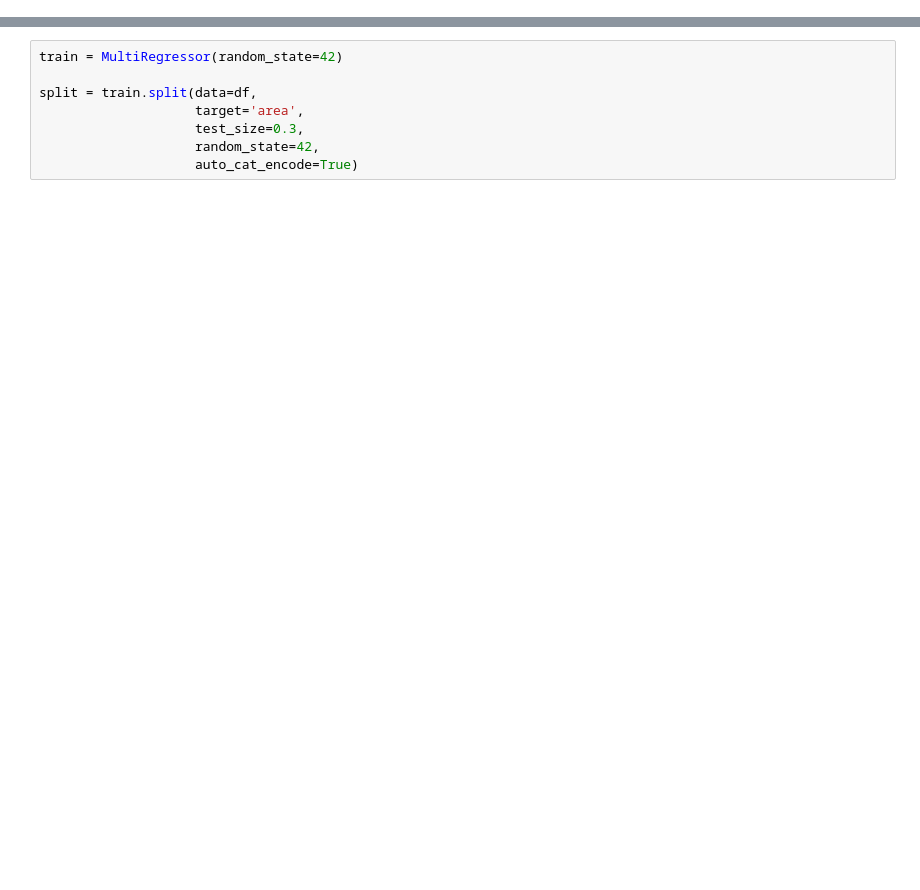
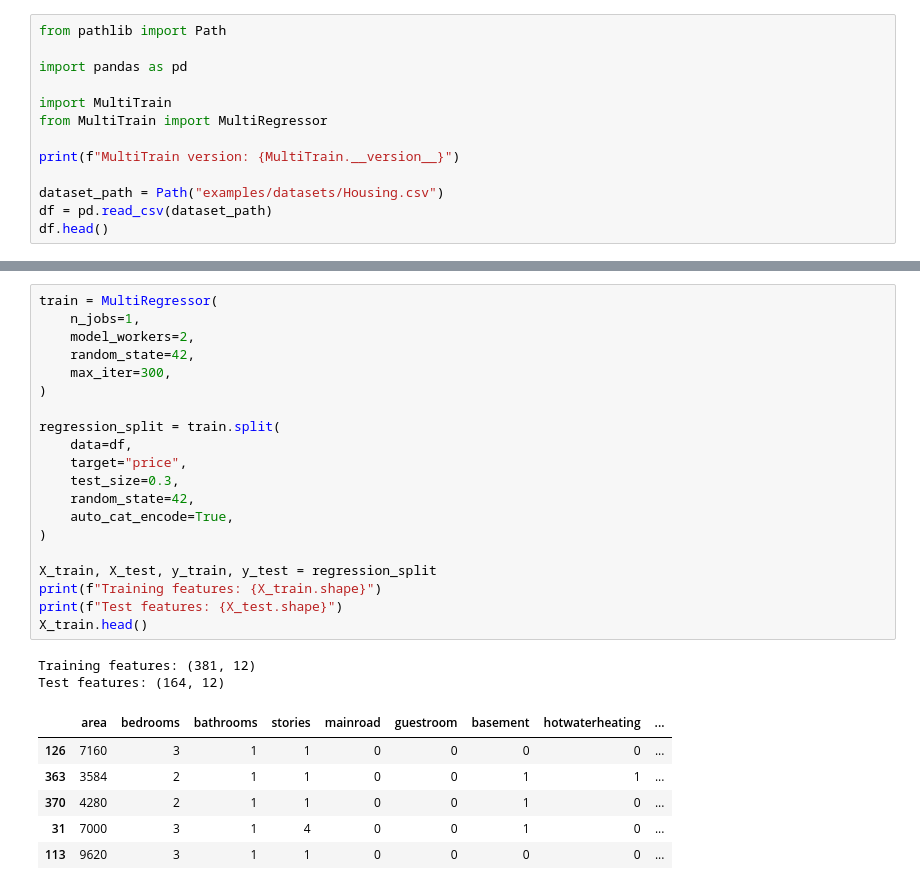
Before and after one commit to LOVE-DOCTOR/MultiTrain, a Jupyter notebook: regression.ipynb, the cells around one changed output, grey strips where cells are left out. Cells and saved outputs as stored; diff of their text form; blank space fills up the shorter version.

```diff
--- a/regression.ipynb
+++ b/regression.ipynb
@@ -14,0 +9,13 @@ df.head()
+# %%
+from pathlib import Path
+
+import pandas as pd
+
+import MultiTrain
+from MultiTrain import MultiRegressor
+
+print(f"MultiTrain version: {MultiTrain.__version__}")
+
+dataset_path = Path("examples/datasets/Housing.csv")
+df = pd.read_csv(dataset_path)
+df.head()
@@ -15,8 +63,29 @@ df.head()
 # %%
-train = MultiRegressor(random_state=42)
+train = MultiRegressor(
+    n_jobs=1,
+    model_workers=2,
+    random_state=42,
+    max_iter=300,
+)
 
-split = train.split(data=df,
-                    target='area',
-                    test_size=0.3,
-                    random_state=42,
-                    auto_cat_encode=True)
+regression_split = train.split(
+    data=df,
+    target="price",
+    test_size=0.3,
+    random_state=42,
+    auto_cat_encode=True,
+)
+
+X_train, X_test, y_train, y_test = regression_split
+print(f"Training features: {X_train.shape}")
+print(f"Test features: {X_test.shape}")
+X_train.head()
+# %% [output]
+Training features: (381, 12)
+Test features: (164, 12)
+|  | area | bedrooms | bathrooms | stories | mainroad | guestroom | basement | hotwaterheating | ... |
+| 126 | 7160 | 3 | 1 | 1 | 0 | 0 | 0 | 0 | ... |
+| 363 | 3584 | 2 | 1 | 1 | 0 | 0 | 1 | 1 | ... |
+| 370 | 4280 | 2 | 1 | 1 | 0 | 0 | 1 | 0 | ... |
+| 31 | 7000 | 3 | 1 | 4 | 0 | 0 | 1 | 0 | ... |
+| 113 | 9620 | 3 | 1 | 1 | 0 | 0 | 0 | 0 | ... |
```
Also changed, not shown: parts of 20 cells of this notebook, 7 other files.
